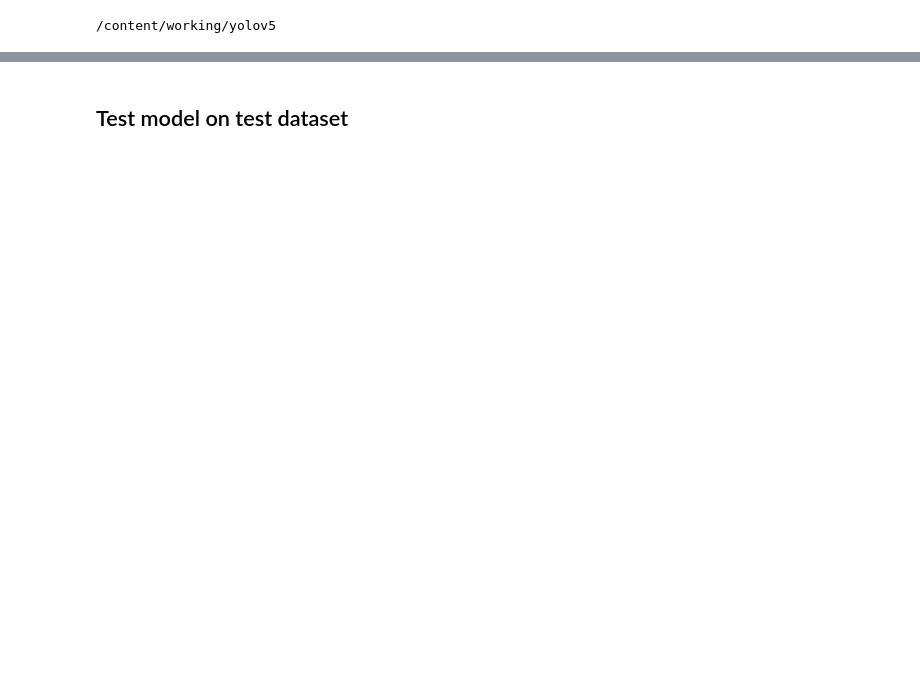
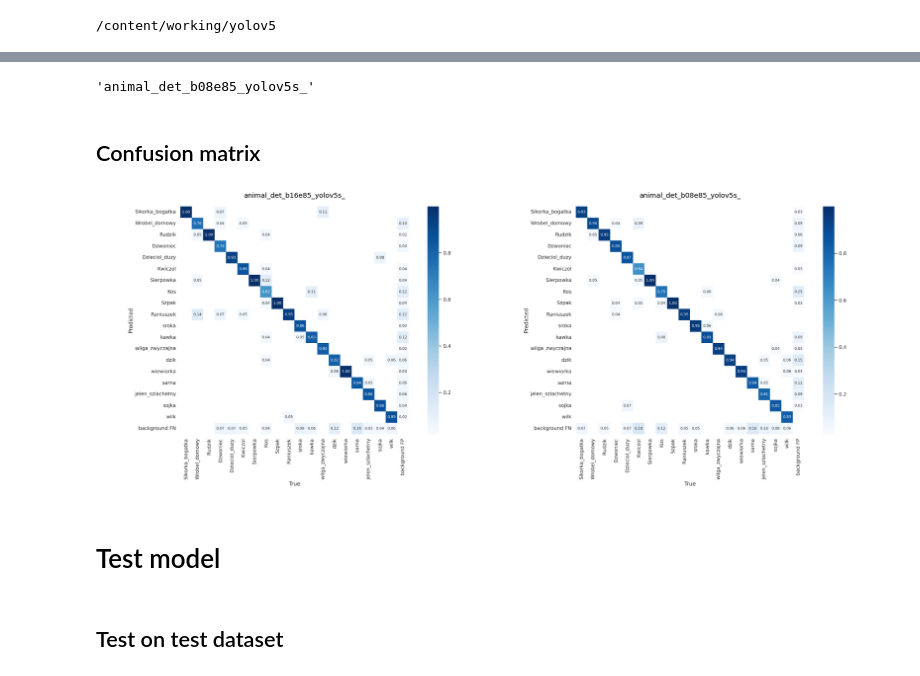
Before and after one commit to ArminD93/animal_detection, a Jupyter notebook: animal_detection.ipynb, the cells around one changed output, grey strips where cells are left out. Saved outputs shown, nothing was run; the diff lists cells and outputs as text; code cells hidden in the pictures; blank space fills up the shorter version.

```diff
--- a/animal_detection.ipynb
+++ b/animal_detection.ipynb
@@ -144,7 +165,7 @@ def count_images(path_folder):
 
       print(f'class name: {cls_name} {len(imgs_count)} images')
 # %%
-path_folder = '/content/Bulk-Bing-Image-downloader/animal_data'
+path_folder = '/content/Bulk-Bing-Image-downloader/animal_data/'
 
 count_images(path_folder)
 # %% [output]
@@ -187,0 +211,14 @@ Wall time: 37.5 ms
+# %%
+class_names = os.listdir('/content/Bulk-Bing-Image-downloader/animal_data')
+
+for no, cls_name in enumerate(class_names):
+  path_to_class = os.path.join(path_folder, cls_name)
+  classes_list = os.listdir(path_to_class)
+  for i, img in enumerate(classes_list):
+    path_to_img = os.path.join(path_to_class, img)
+
+    image = cv2.imread( path_to_img )
+    if image is None:
+      # print(f'{path_to_img} - {type(image)}')
+      os.remove(path_to_img)
+      print(f'Delete {cls_name} type: {type(image)}')
@@ -597,2 +632,41 @@ Results saved to runs/train/animal_det_b16e50
+# %%
+def show_img(runs_path, results_dir_list,  nrows, ncols, img_name=None):
+
+  i = 1
+
+  fig = plt.figure(figsize=(23,25) )
+
+  for result_dir in results_dir_list:
+    fig.add_subplot(nrows, ncols, i)
+
+    if img_name is None:
+      img_path = os.path.join( runs_path, result_dir)
+    else:
+      img_path = os.path.join( runs_path, result_dir, img_name)
+
+    image = plt.imread(img_path)
+
+    plt.imshow(image)
+    plt.grid(visible=False)
+    plt.axis('off')
+    fig.tight_layout()
+    plt.title( result_dir )
+    i += 1
+# %%
+detect_exp[1]
+# %% [output]
+'animal_det_b08e85_yolov5s_'
+# %% [markdown]
+## Confusion matrix
+# %%
+show_img(runs_path=train_runs_path,
+         results_dir_list=['animal_det_b16e85_yolov5s_', 'animal_det_b08e85_yolov5s_'],
+         img_name='confusion_matrix.png',
+         nrows=1, ncols=2,
+         )
+# %% [output]
+[figure, added]
+# %% [markdown]
+# Test model
 # %% [markdown]
-## Test model on test dataset
+## Test on test dataset
```
Also changed, not shown: parts of 65 cells of this notebook.
